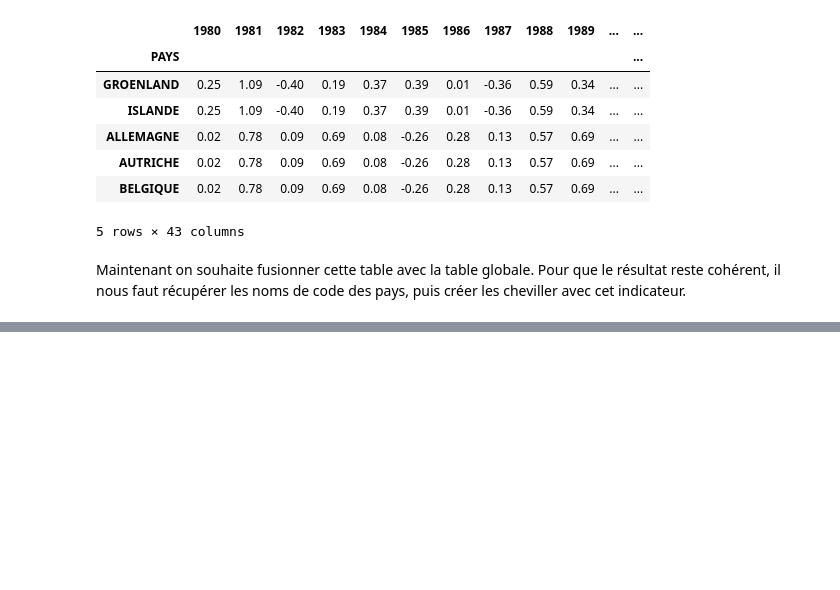
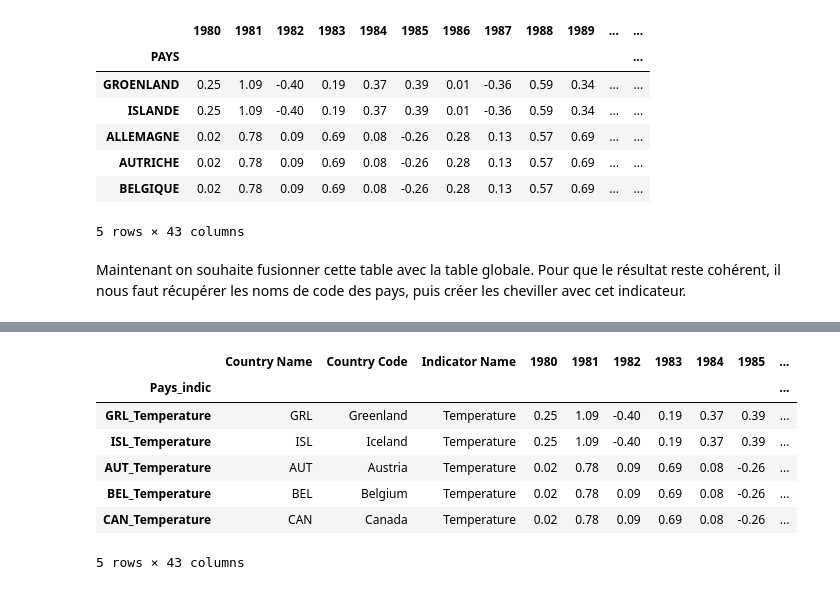
Before and after one commit to Adrien-Mcode/Python-data-science-Lecalve-Majka, a Jupyter notebook: Stat_des.ipynb, the cells around one changed output, grey strips where cells are left out. Saved outputs shown, nothing was run; the diff lists cells and outputs as text; code cells hidden in the pictures; blank space fills up the shorter version.

```diff
--- a/Stat_des.ipynb
+++ b/Stat_des.ipynb
@@ -617,0 +608,11 @@ df_code.head(19)
+# %%
+df_temp2final.head()
+# %% [output]
+|  | Country Name | Country Code | Indicator Name | 1980 | 1981 | 1982 | 1983 | 1984 | 1985 | ... |
+| Pays_indic |  |  |  |  |  |  |  |  |  | ... |
+| GRL_Temperature | GRL | Greenland | Temperature | 0.25 | 1.09 | -0.40 | 0.19 | 0.37 | 0.39 | ... |
+| ISL_Temperature | ISL | Iceland | Temperature | 0.25 | 1.09 | -0.40 | 0.19 | 0.37 | 0.39 | ... |
+| AUT_Temperature | AUT | Austria | Temperature | 0.02 | 0.78 | 0.09 | 0.69 | 0.08 | -0.26 | ... |
+| BEL_Temperature | BEL | Belgium | Temperature | 0.02 | 0.78 | 0.09 | 0.69 | 0.08 | -0.26 | ... |
+| CAN_Temperature | CAN | Canada | Temperature | 0.02 | 0.78 | 0.09 | 0.69 | 0.08 | -0.26 | ... |
+5 rows × 43 columns
```
Also changed, not shown: parts of 16 cells of this notebook, 2 other files.
